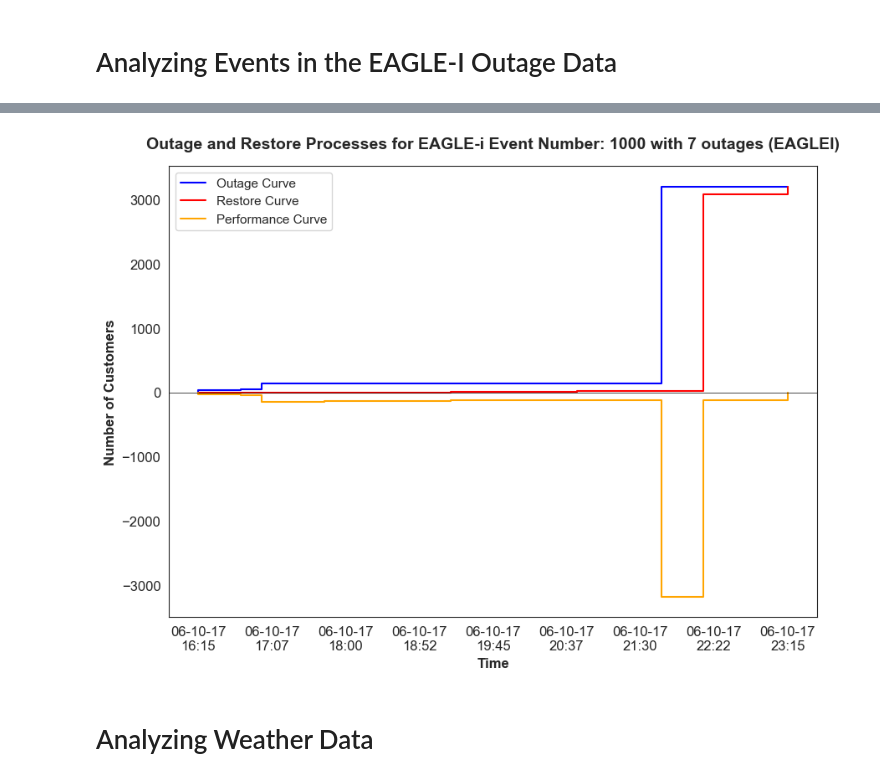
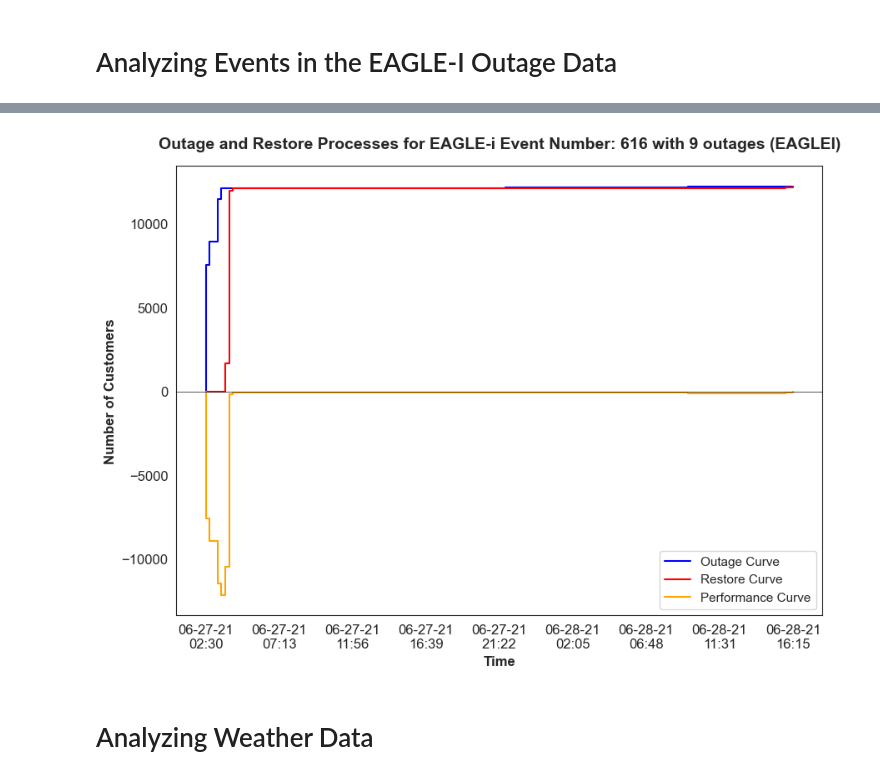
Before and after one commit to arslanleo/eagleiDataProcessor, a Jupyter notebook: analysis_examples.ipynb, the cells around one changed output, grey strips where cells are left out. Saved outputs shown, nothing was run; the diff lists cells and outputs as text; code cells hidden in the pictures.

```diff
--- a/analysis_examples.ipynb
+++ b/analysis_examples.ipynb
@@ -238,9 +237,9 @@ event_number_eaglei
 dtype: int64
 # %%
 from src.eaglei_modules.eagleiEventProcessing import plot_eaglei_event_curves
-plot_eaglei_event_curves(outage_df, event_number=1000, event_method='eaglei', timestamp_column='time')
+plot_eaglei_event_curves(outage_df, event_number=616, event_method='eaglei', timestamp_column='time')
 # %% [output]
-[figure, old version]
+[figure, new version]
 # %% [markdown]
 # Analyzing Weather Data
 # %%
```
Also changed, not shown: parts of 25 cells of this notebook, 2 other files.
